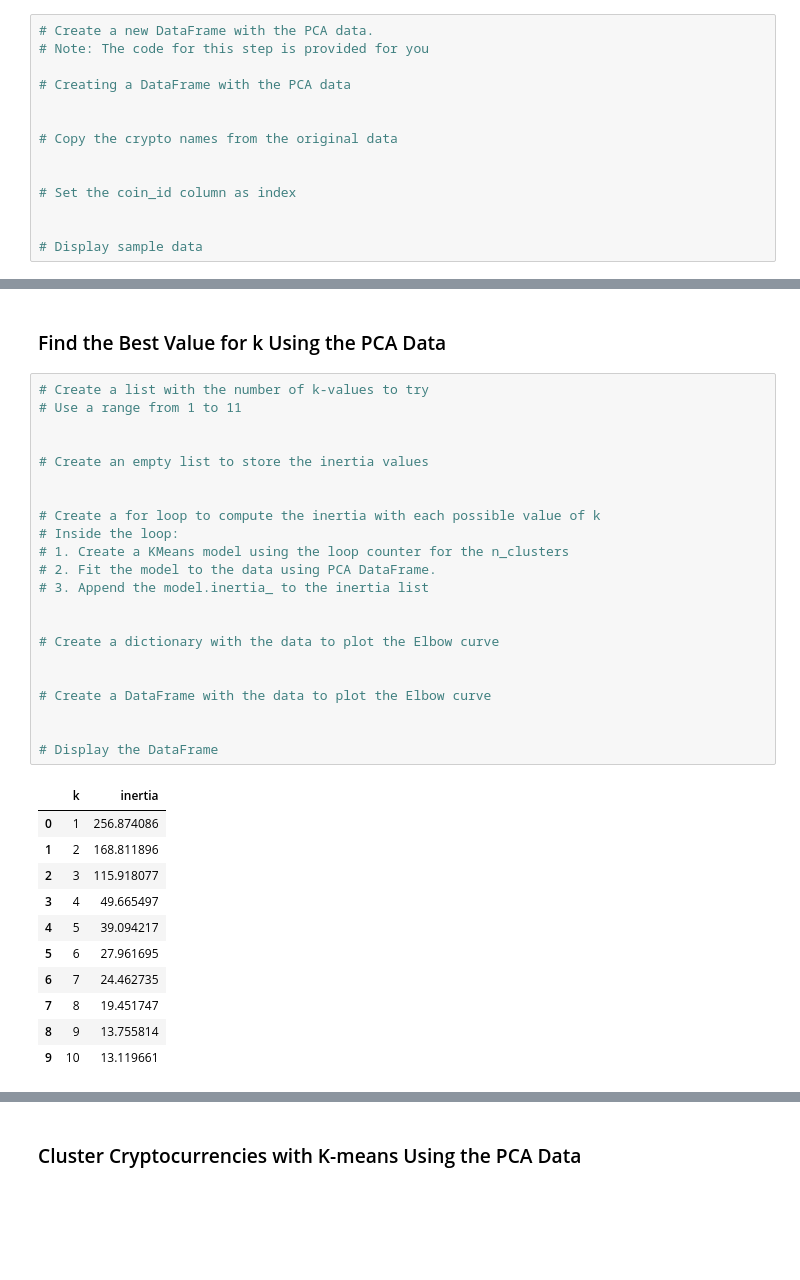
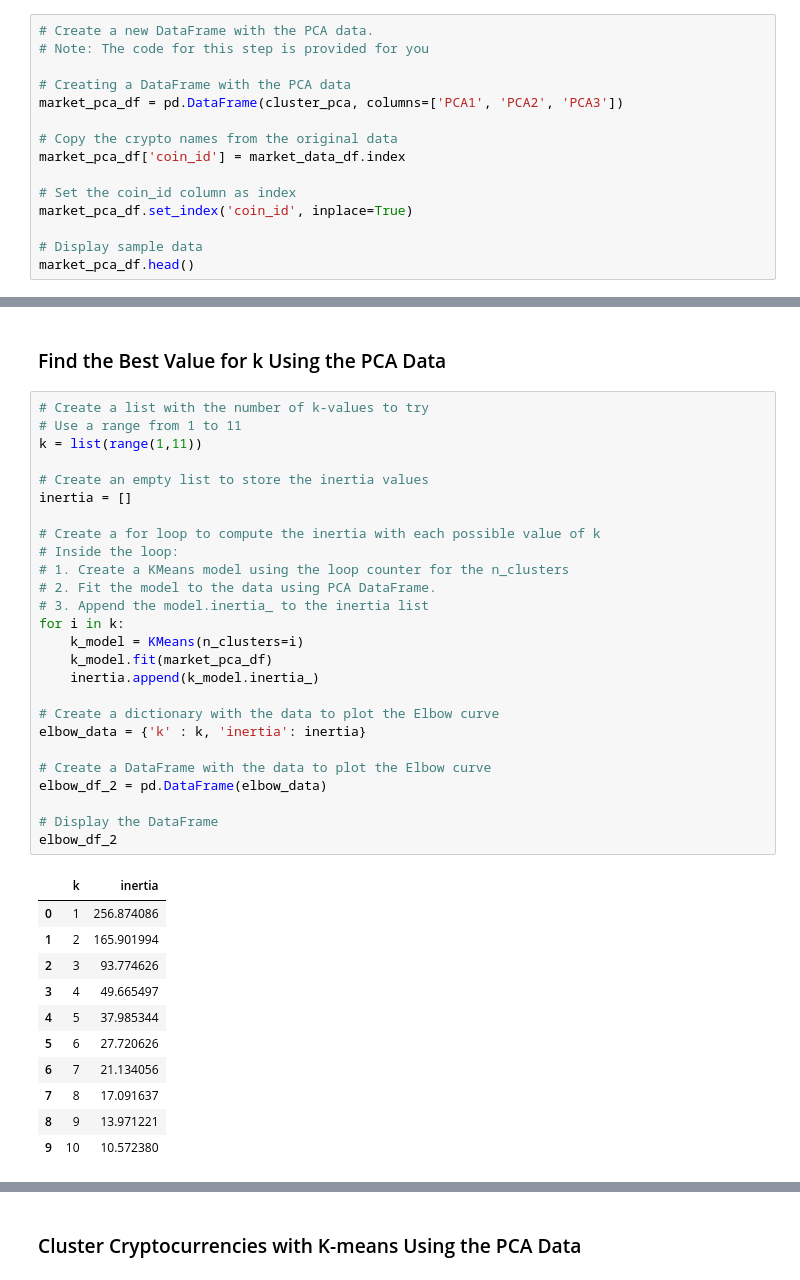
Before and after one commit to tawlee/CryptoClustering, a Jupyter notebook: Crypto_Clustering.ipynb, the cells around one changed output, grey strips where cells are left out. Cells and saved outputs as stored; diff of their text form; blank space fills up the shorter version.

```diff
--- a/Crypto_Clustering.ipynb
+++ b/Crypto_Clustering.ipynb
@@ -208,15 +210,16 @@ array([0.3719856 , 0.34700813, 0.17603793])
 # Note: The code for this step is provided for you
 
 # Creating a DataFrame with the PCA data
-
+market_pca_df = pd.DataFrame(cluster_pca, columns=['PCA1', 'PCA2', 'PCA3'])
 
 # Copy the crypto names from the original data
-
+market_pca_df['coin_id'] = market_data_df.index
 
 # Set the coin_id column as index
-
+market_pca_df.set_index('coin_id', inplace=True)
 
 # Display sample data
+market_pca_df.head()
 # %% [output]
 |  | PCA1 | PCA2 | PCA3 |
 | coin_id |  |  |  |
@@ -235,37 +233,41 @@ array([0.3719856 , 0.34700813, 0.17603793])
 # %%
 # Create a list with the number of k-values to try
 # Use a range from 1 to 11
-
+k = list(range(1,11))
 
 # Create an empty list to store the inertia values
-
+inertia = []
 
 # Create a for loop to compute the inertia with each possible value of k
 # Inside the loop:
 # 1. Create a KMeans model using the loop counter for the n_clusters
 # 2. Fit the model to the data using PCA DataFrame.
 # 3. Append the model.inertia_ to the inertia list
-
+for i in k:
+    k_model = KMeans(n_clusters=i)
+    k_model.fit(market_pca_df)
+    inertia.append(k_model.inertia_)
 
 # Create a dictionary with the data to plot the Elbow curve
-
+elbow_data = {'k' : k, 'inertia': inertia}
 
 # Create a DataFrame with the data to plot the Elbow curve
-
+elbow_df_2 = pd.DataFrame(elbow_data)
 
 # Display the DataFrame
+elbow_df_2
 # %% [output]
 |  | k | inertia |
 | 0 | 1 | 256.874086 |
-| 1 | 2 | 168.811896 |
-| 2 | 3 | 115.918077 |
+| 1 | 2 | 165.901994 |
+| 2 | 3 | 93.774626 |
 | 3 | 4 | 49.665497 |
-| 4 | 5 | 39.094217 |
-| 5 | 6 | 27.961695 |
-| 6 | 7 | 24.462735 |
-| 7 | 8 | 19.451747 |
-| 8 | 9 | 13.755814 |
-| 9 | 10 | 13.119661 |
+| 4 | 5 | 37.985344 |
+| 5 | 6 | 27.720626 |
+| 6 | 7 | 21.134056 |
+| 7 | 8 | 17.091637 |
+| 8 | 9 | 13.971221 |
+| 9 | 10 | 10.572380 |
 # %%
 # Plot a line chart with all the inertia values computed with
 # the different values of k to visually identify the optimal value for k.
```
Also changed, not shown: parts of 9 cells of this notebook.
